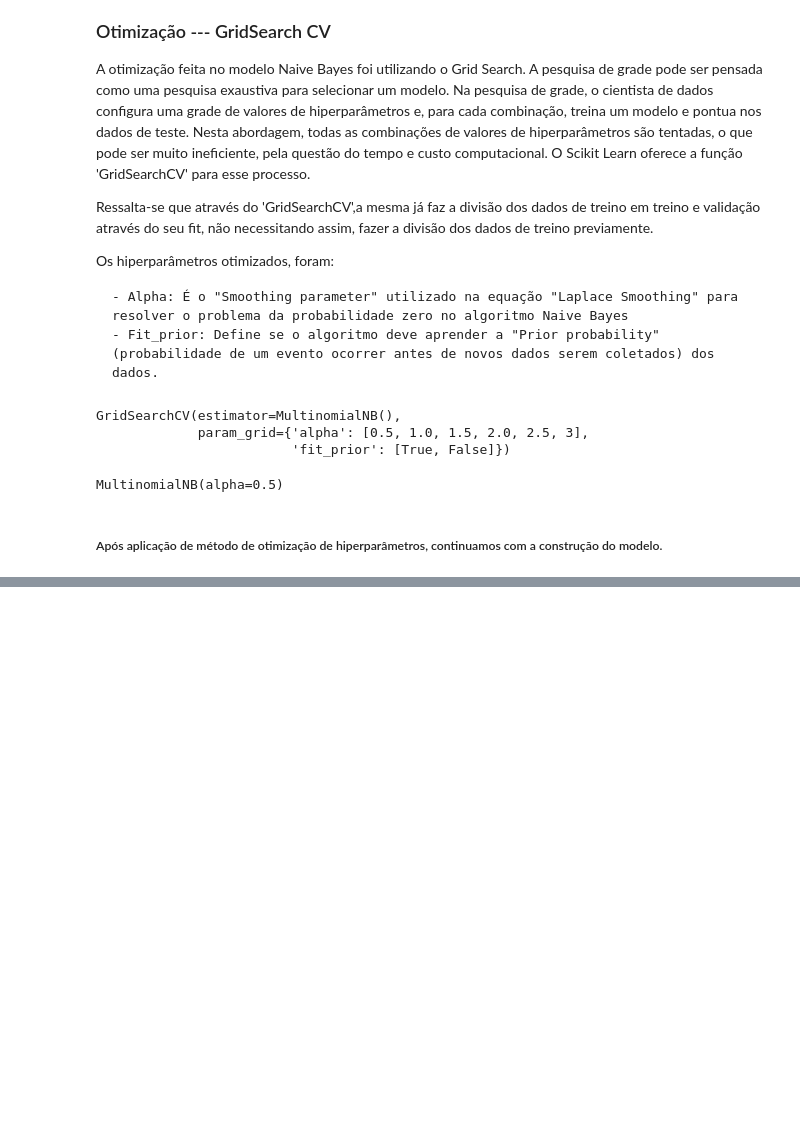
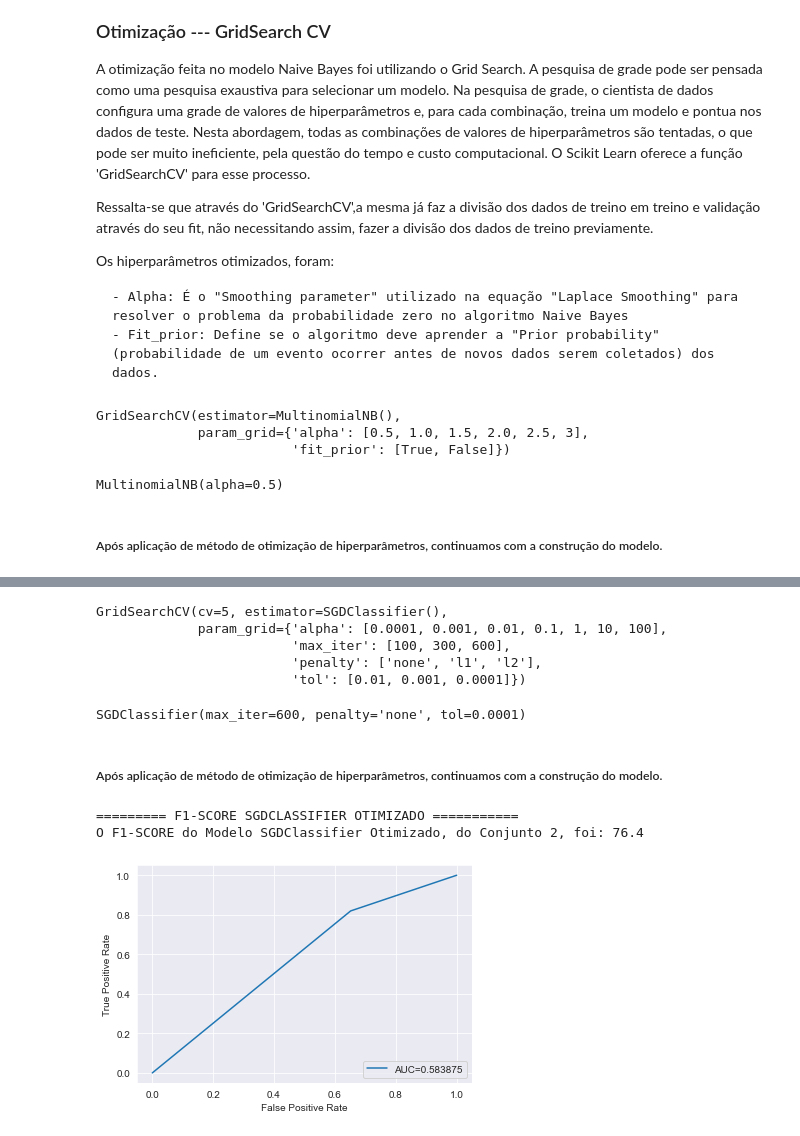
Before and after one commit to Ruann-01/Python_IA, a Jupyter notebook: Trabalho Final/Trabalho Final.ipynb, the cells around one changed output, grey strips where cells are left out. Saved outputs shown, nothing was run; the diff lists cells and outputs as text; code cells hidden in the pictures; blank space fills up the shorter version.

```diff
--- a/Trabalho Final/Trabalho Final.ipynb
+++ b/Trabalho Final/Trabalho Final.ipynb
@@ -881,0 +929,43 @@ dict_keys(['activation', 'alpha', 'batch_size', 'beta_1', 'beta_2', 'early_stopp
+# %%
+model2_2_params = {
+              'tol': [0.01,0.001,0.0001],
+              'max_iter': [100,300,600],
+              'alpha': [0.0001, 0.001, 0.01, 0.1, 1, 10, 100],
+              'penalty': ["none", "l1", "l2"]}
+
+meu_terceiro_grid = GridSearchCV(model2_2,model2_2_params,cv=5)
+
+meu_terceiro_grid.fit(X_train_tfidf,y_train_bal.ravel())
+# %% [output]
+GridSearchCV(cv=5, estimator=SGDClassifier(),
+             param_grid={'alpha': [0.0001, 0.001, 0.01, 0.1, 1, 10, 100],
+                         'max_iter': [100, 300, 600],
+                         'penalty': ['none', 'l1', 'l2'],
+                         'tol': [0.01, 0.001, 0.0001]})
+# %%
+meu_terceiro_grid.best_estimator_
+#Então os ajustes definidos para os hiperparâmetros após a aplicação do RandomSearch, foram esses:
+# %% [output]
+SGDClassifier(max_iter=600, penalty='none', tol=0.0001)
+# %% [markdown]
+##### Após aplicação de método de otimização de hiperparâmetros, continuamos com a construção do modelo.
+# %%
+pred_y2 = meu_terceiro_grid.predict(X_test_tfidf)
+f1_score_2_2 = round(f1_score(y_test,pred_y2)*100,2)
+print('========= F1-SCORE SGDCLASSIFIER OTIMIZADO ===========')
+print('O F1-SCORE do Modelo SGDClassifier Otimizado, do Conjunto 2, foi:' ,f1_score_2_2)
+# %% [output]
+========= F1-SCORE SGDCLASSIFIER OTIMIZADO ===========
+O F1-SCORE do Modelo SGDClassifier Otimizado, do Conjunto 2, foi: 76.4
+# %%
+#Curva ROC e AUC
+fpr, tpr, _ = metrics.roc_curve(y_test,pred_y2)
+auc_sgd2 = metrics.roc_auc_score(y_test,pred_y2)
+#Plotando a Curva Roc e AUC
+plt.plot(fpr,tpr,label="AUC="+str(auc_sgd2))
+plt.ylabel('True Positive Rate')
+plt.xlabel('False Positive Rate')
+plt.legend(loc=4)
+plt.show()
+# %% [output]
+[figure, added]
```
Also changed, not shown: parts of 59 cells of this notebook.
